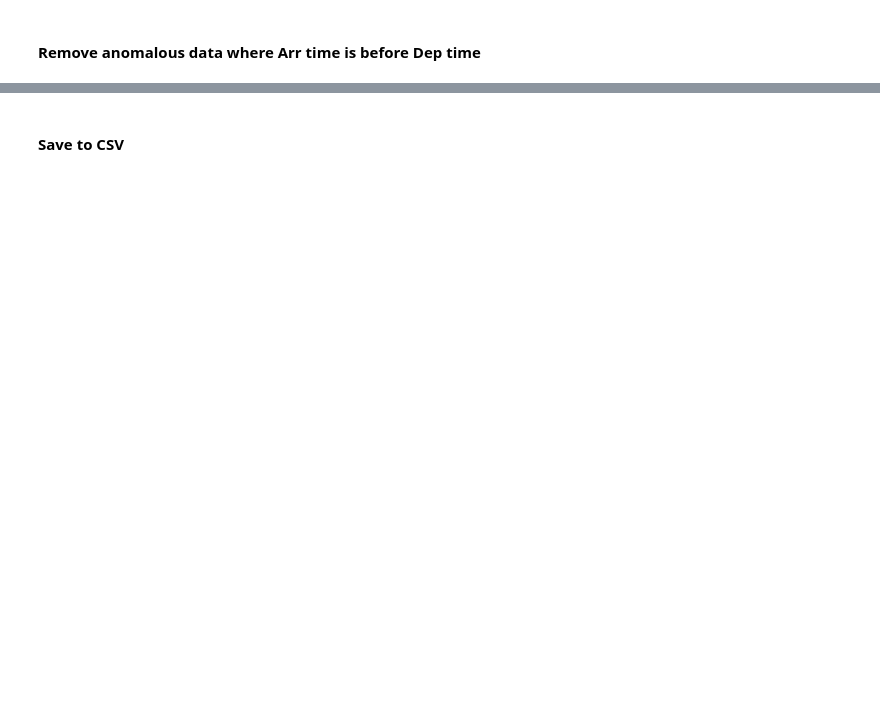
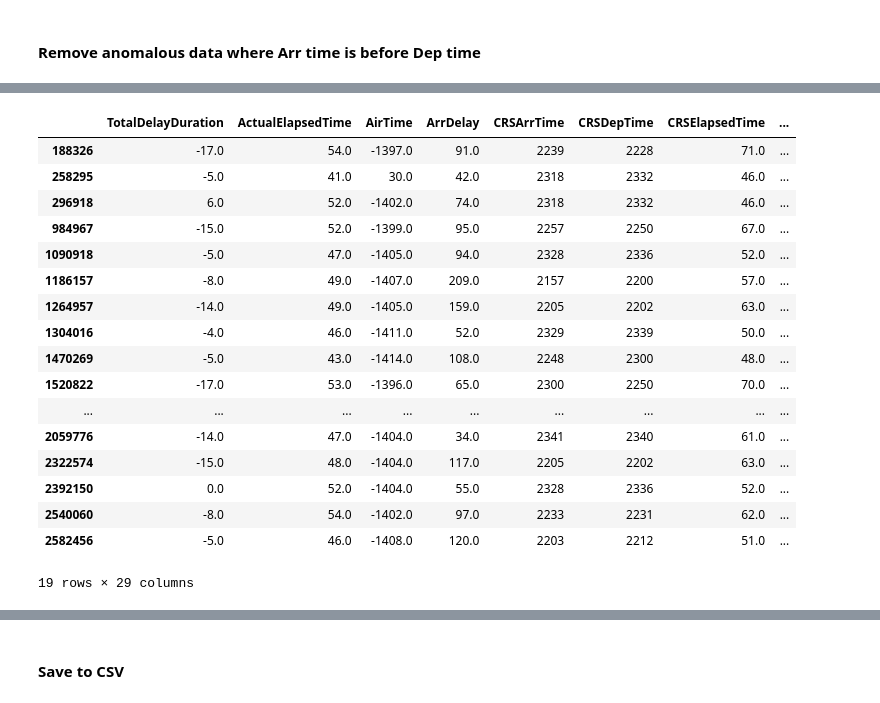
Before and after one commit to L1uM4rt1n/BDA-Project, a Jupyter notebook: eda/julian_cleaning/Julian Cleaning Final.ipynb, the cells around one changed output, grey strips where cells are left out. Saved outputs shown, nothing was run; the diff lists cells and outputs as text; code cells hidden in the pictures; blank space fills up the shorter version.

```diff
--- a/eda/julian_cleaning/Julian Cleaning Final.ipynb
+++ b/eda/julian_cleaning/Julian Cleaning Final.ipynb
@@ -448,0 +431,21 @@ df_format.loc[df_format['ArrDateTime'].str.startswith("ERROR")][['DepTime', 'Arr
+# %%
+df_cleaned.loc[df_cleaned['ArrDateTime'].str.startswith('ERROR')]
+# %% [output]
+|  | TotalDelayDuration | ActualElapsedTime | AirTime | ArrDelay | CRSArrTime | CRSDepTime | CRSElapsedTime | ... |
+| 188326 | -17.0 | 54.0 | -1397.0 | 91.0 | 2239 | 2228 | 71.0 | ... |
+| 258295 | -5.0 | 41.0 | 30.0 | 42.0 | 2318 | 2332 | 46.0 | ... |
+| 296918 | 6.0 | 52.0 | -1402.0 | 74.0 | 2318 | 2332 | 46.0 | ... |
+| 984967 | -15.0 | 52.0 | -1399.0 | 95.0 | 2257 | 2250 | 67.0 | ... |
+| 1090918 | -5.0 | 47.0 | -1405.0 | 94.0 | 2328 | 2336 | 52.0 | ... |
+| 1186157 | -8.0 | 49.0 | -1407.0 | 209.0 | 2157 | 2200 | 57.0 | ... |
+| 1264957 | -14.0 | 49.0 | -1405.0 | 159.0 | 2205 | 2202 | 63.0 | ... |
+| 1304016 | -4.0 | 46.0 | -1411.0 | 52.0 | 2329 | 2339 | 50.0 | ... |
+| 1470269 | -5.0 | 43.0 | -1414.0 | 108.0 | 2248 | 2300 | 48.0 | ... |
+| 1520822 | -17.0 | 53.0 | -1396.0 | 65.0 | 2300 | 2250 | 70.0 | ... |
+| ... | ... | ... | ... | ... | ... | ... | ... | ... |
+| 2059776 | -14.0 | 47.0 | -1404.0 | 34.0 | 2341 | 2340 | 61.0 | ... |
+| 2322574 | -15.0 | 48.0 | -1404.0 | 117.0 | 2205 | 2202 | 63.0 | ... |
+| 2392150 | 0.0 | 52.0 | -1404.0 | 55.0 | 2328 | 2336 | 52.0 | ... |
+| 2540060 | -8.0 | 54.0 | -1402.0 | 97.0 | 2233 | 2231 | 62.0 | ... |
+| 2582456 | -5.0 | 46.0 | -1408.0 | 120.0 | 2203 | 2212 | 51.0 | ... |
+19 rows × 29 columns
```
Also changed, not shown: parts of 10 cells of this notebook.
